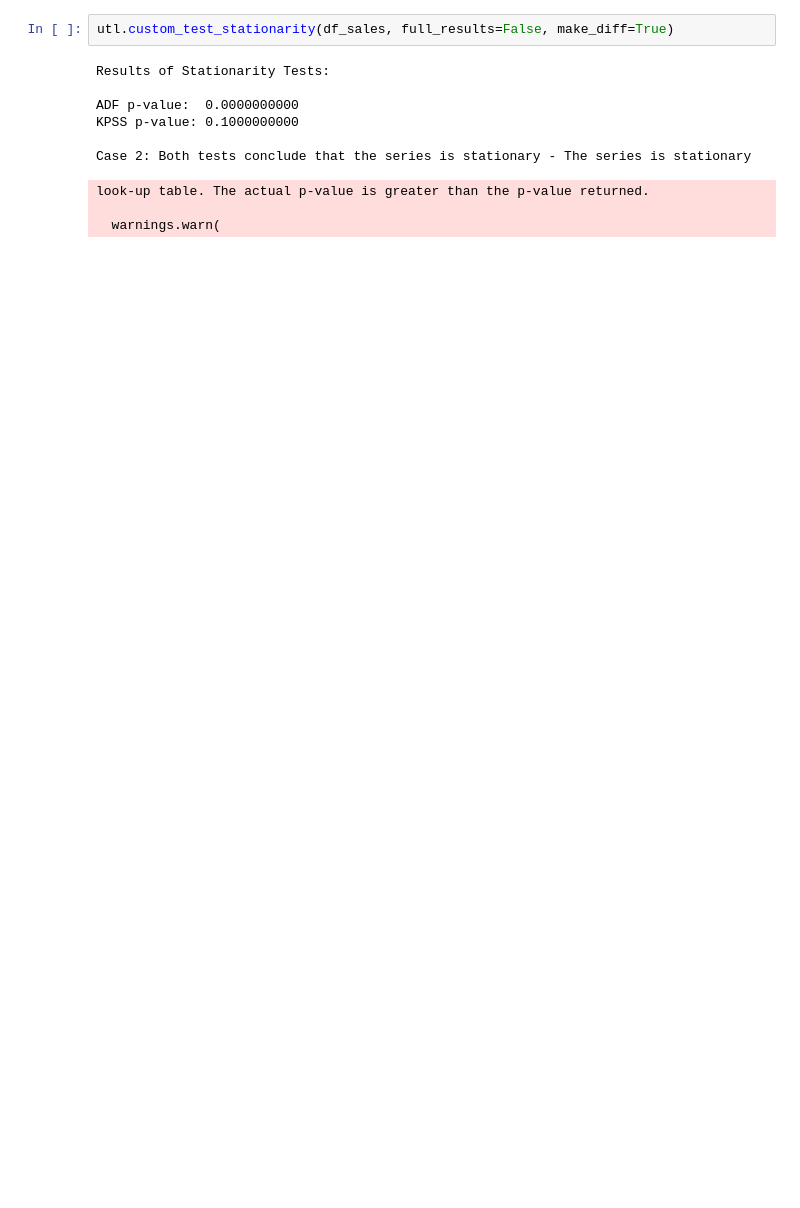
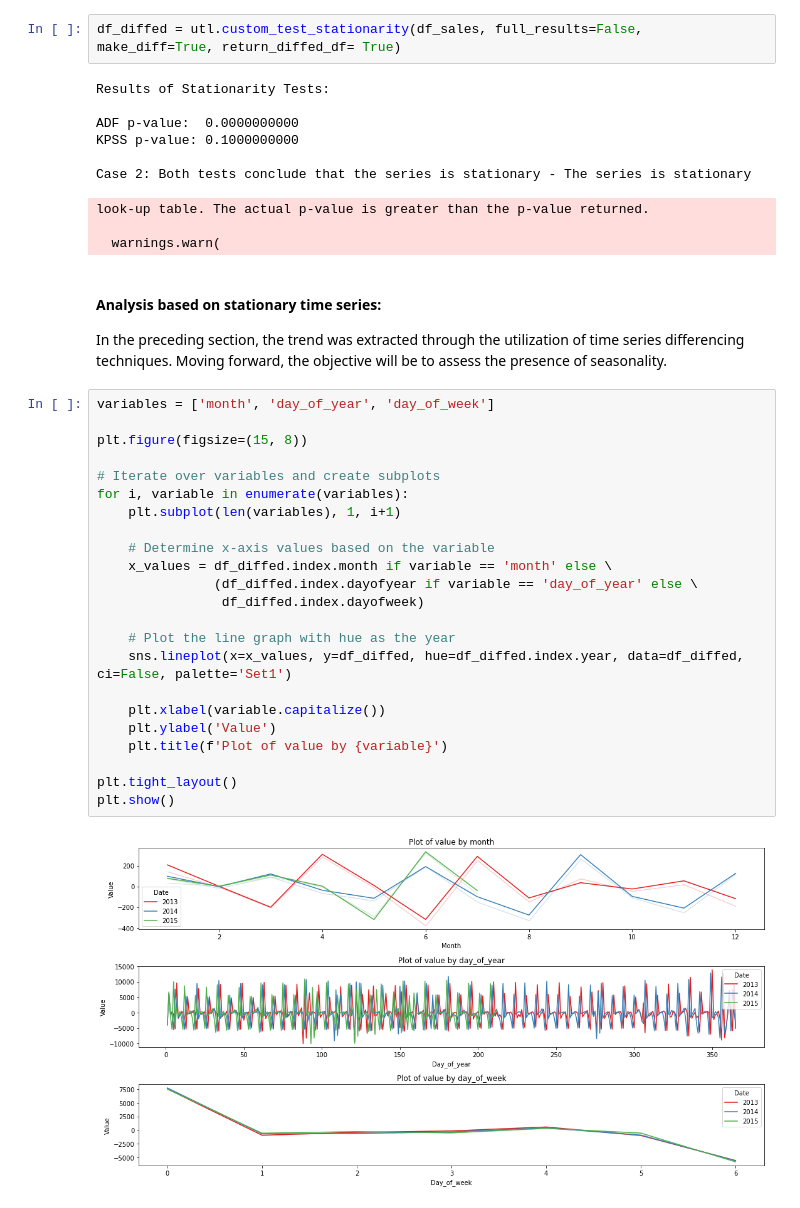
Before and after one commit to AdamKacprzycki/TimeSeries_RossmanStore_6W_Forecast, a Jupyter notebook: RossmanStoreSales.ipynb, the cells around one changed output. Cells and saved outputs as stored; diff of their text form; blank space fills up the shorter version.

Commit message:
seasonality analysis ended

```diff
--- a/RossmanStoreSales.ipynb
+++ b/RossmanStoreSales.ipynb
@@ -1284,7 +1283,7 @@ KPSS p-value: 0.0171483677
 
 Case 4: KPSS indicates non-stationarity and ADF indicates stationarity - The series is difference stationary. Differencing is to be used to make series stationary. The differenced series is checked fo ...
 # %%
-utl.custom_test_stationarity(df_sales, full_results=False, make_diff=True)
+df_diffed = utl.custom_test_stationarity(df_sales, full_results=False, make_diff=True, return_diffed_df= True)
 # %% [output]
 Results of Stationarity Tests:
 
@@ -1295,3 +1294,32 @@ Case 2: Both tests conclude that the series is stationary - The series is statio
 look-up table. The actual p-value is greater than the p-value returned.
 
   warnings.warn(
+# %% [markdown]
+#### Analysis based on stationary time series:
+
+In the preceding section, the trend was extracted through the utilization of time series differencing techniques. Moving forward, the objective will be to assess the presence of seasonality.
+# %%
+variables = ['month', 'day_of_year', 'day_of_week']
+
+plt.figure(figsize=(15, 8))
+
+# Iterate over variables and create subplots
+for i, variable in enumerate(variables):
+    plt.subplot(len(variables), 1, i+1)
+
+    # Determine x-axis values based on the variable
+    x_values = df_diffed.index.month if variable == 'month' else \
+               (df_diffed.index.dayofyear if variable == 'day_of_year' else \
+                df_diffed.index.dayofweek)
+
+    # Plot the line graph with hue as the year
+    sns.lineplot(x=x_values, y=df_diffed, hue=df_diffed.index.year, data=df_diffed, ci=False, palette='Set1')
+
+    plt.xlabel(variable.capitalize())
+    plt.ylabel('Value')
+    plt.title(f'Plot of value by {variable}')
+
+plt.tight_layout()
+plt.show()
+# %% [output]
+[figure, added]
```
Also changed, not shown: parts of 23 cells of this notebook.
